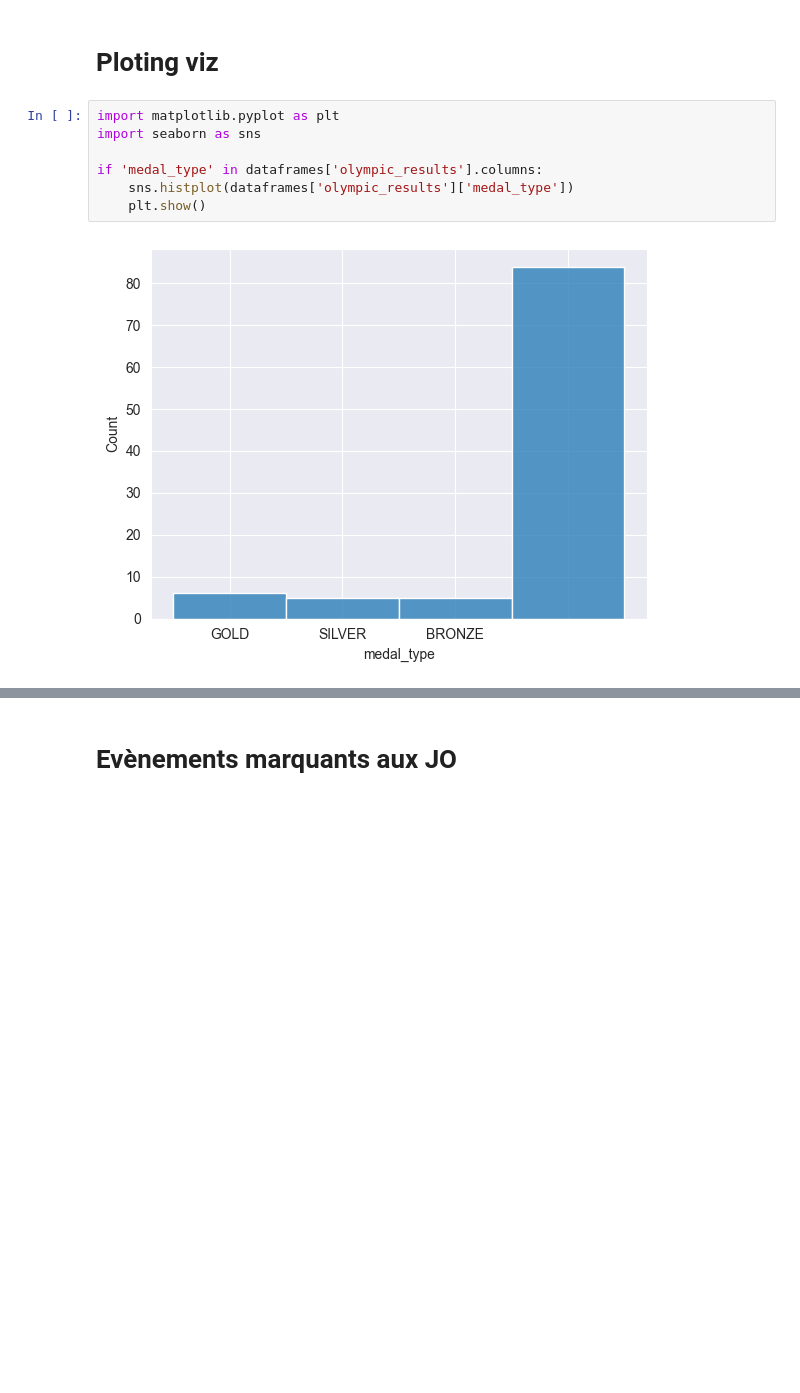
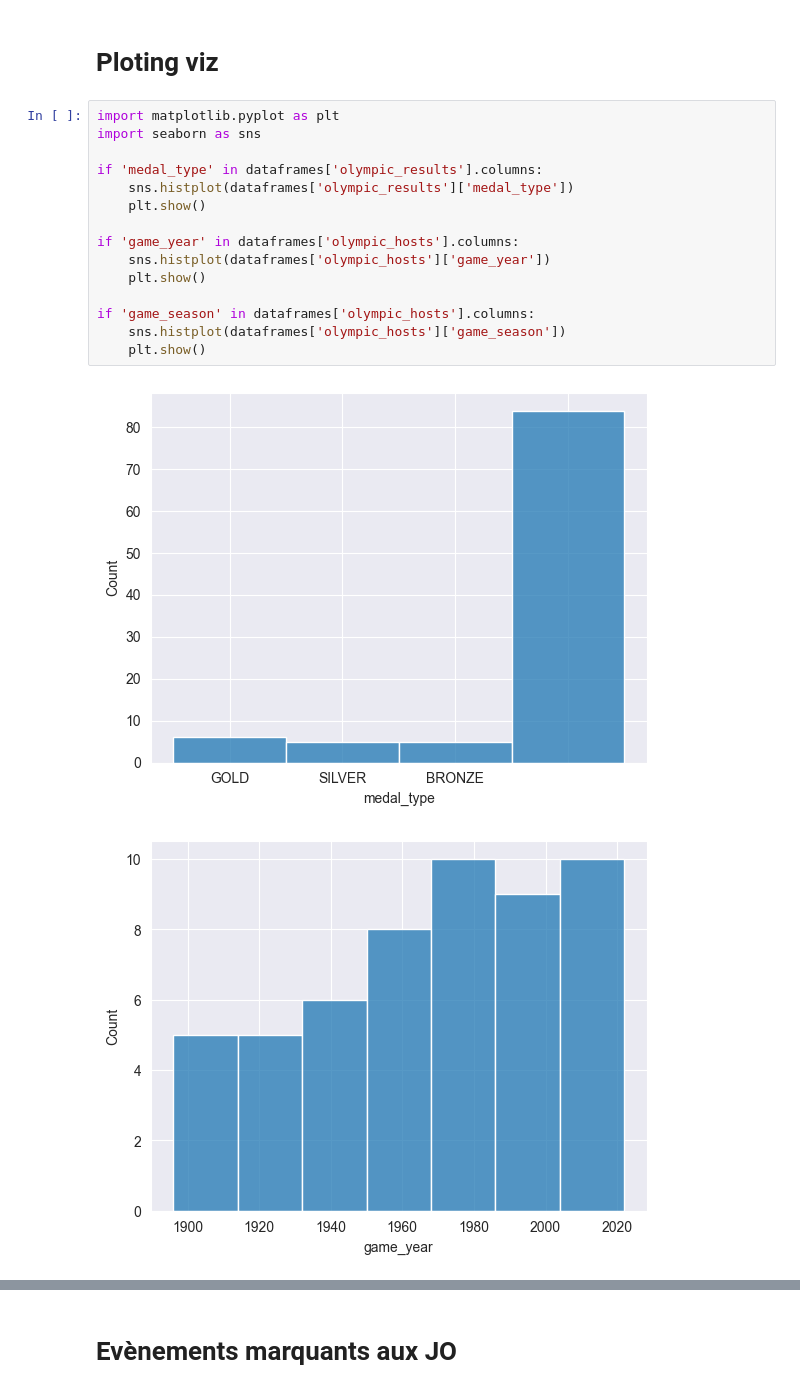
Before and after one commit to Ziyed1/Hackathon_IPSSI, a Jupyter notebook: notebooks/data_viz/visualize.ipynb, the cells around one changed output, grey strips where cells are left out. Drawn from its saved outputs; the diff is of its cells as text; blank space fills up the shorter version.

```diff
--- a/notebooks/data_viz/visualize.ipynb
+++ b/notebooks/data_viz/visualize.ipynb
@@ -40,9 +40,18 @@ dataframes['olympic_results'].head()
 # %%
 import matplotlib.pyplot as plt
 import seaborn as sns
 
 if 'medal_type' in dataframes['olympic_results'].columns:
     sns.histplot(dataframes['olympic_results']['medal_type'])
     plt.show()
+
+if 'game_year' in dataframes['olympic_hosts'].columns:
+    sns.histplot(dataframes['olympic_hosts']['game_year'])
+    plt.show()
+
+if 'game_season' in dataframes['olympic_hosts'].columns:
+    sns.histplot(dataframes['olympic_hosts']['game_season'])
+    plt.show()
 # %% [output]
 [figure]
+[figure, added]
```
Also changed, not shown: parts of 6 cells of this notebook, 1 other file.
